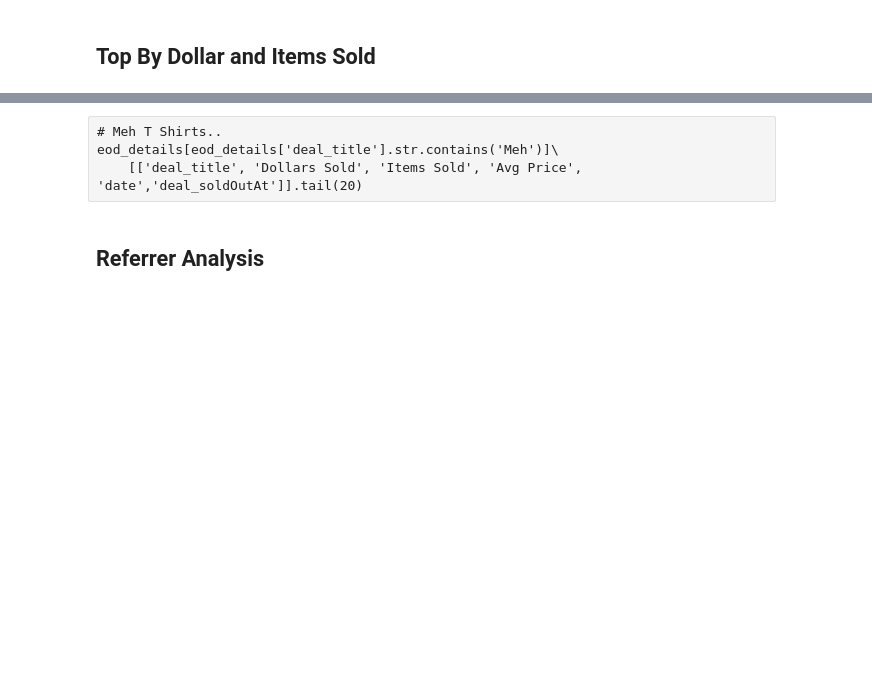
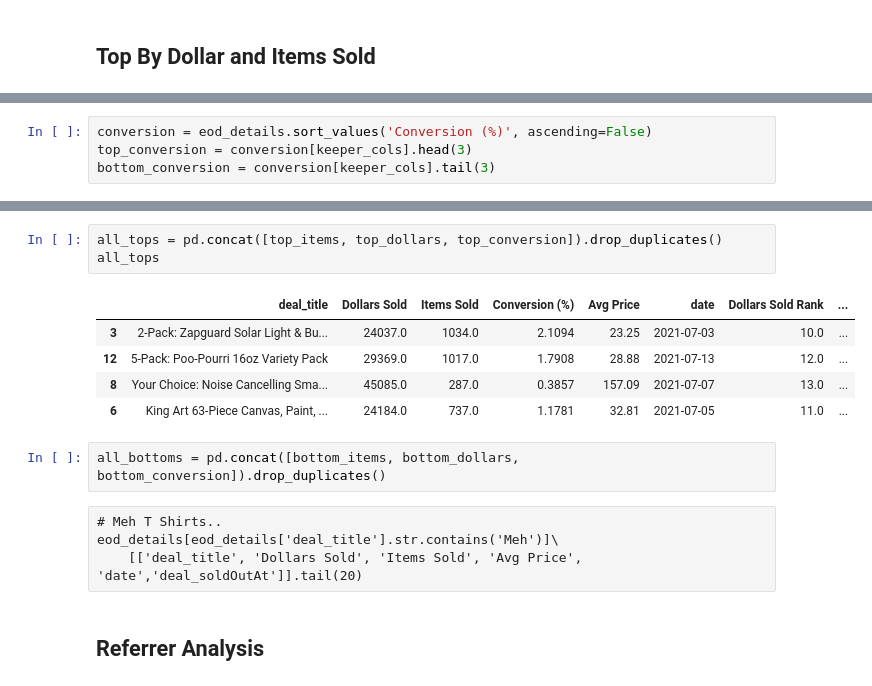
Before and after one commit to malctaylor15/meh_scraper, a Jupyter notebook: notebooks/Meh_Analysis_v1.ipynb, the cells around one changed output, grey strips where cells are left out. Cells and saved outputs as stored; diff of their text form; blank space fills up the shorter version.

```diff
--- a/notebooks/Meh_Analysis_v1.ipynb
+++ b/notebooks/Meh_Analysis_v1.ipynb
@@ -260,0 +287,4 @@ top_dollars
+# %%
+conversion = eod_details.sort_values('Conversion (%)', ascending=False)
+top_conversion = conversion[keeper_cols].head(3)
+bottom_conversion = conversion[keeper_cols].tail(3)
@@ -261,3 +298,14 @@ top_dollars
+# %%
+all_tops = pd.concat([top_items, top_dollars, top_conversion]).drop_duplicates()
+all_tops
+# %% [output]
+|  | deal_title | Dollars Sold | Items Sold | Conversion (%) | Avg Price | date | Dollars Sold Rank | ... |
+| 3 | 2-Pack: Zapguard Solar Light & Bu... | 24037.0 | 1034.0 | 2.1094 | 23.25 | 2021-07-03 | 10.0 | ... |
+| 12 | 5-Pack: Poo-Pourri 16oz Variety Pack | 29369.0 | 1017.0 | 1.7908 | 28.88 | 2021-07-13 | 12.0 | ... |
+| 8 | Your Choice: Noise Cancelling Sma... | 45085.0 | 287.0 | 0.3857 | 157.09 | 2021-07-07 | 13.0 | ... |
+| 6 | King Art 63-Piece Canvas, Paint, ... | 24184.0 | 737.0 | 1.1781 | 32.81 | 2021-07-05 | 11.0 | ... |
+# %%
+all_bottoms = pd.concat([bottom_items, bottom_dollars, bottom_conversion]).drop_duplicates()
 # %% [raw]
 # Meh T Shirts..
 eod_details[eod_details['deal_title'].str.contains('Meh')]\
```
Also changed, not shown: parts of 26 cells of this notebook, 8 other files.
